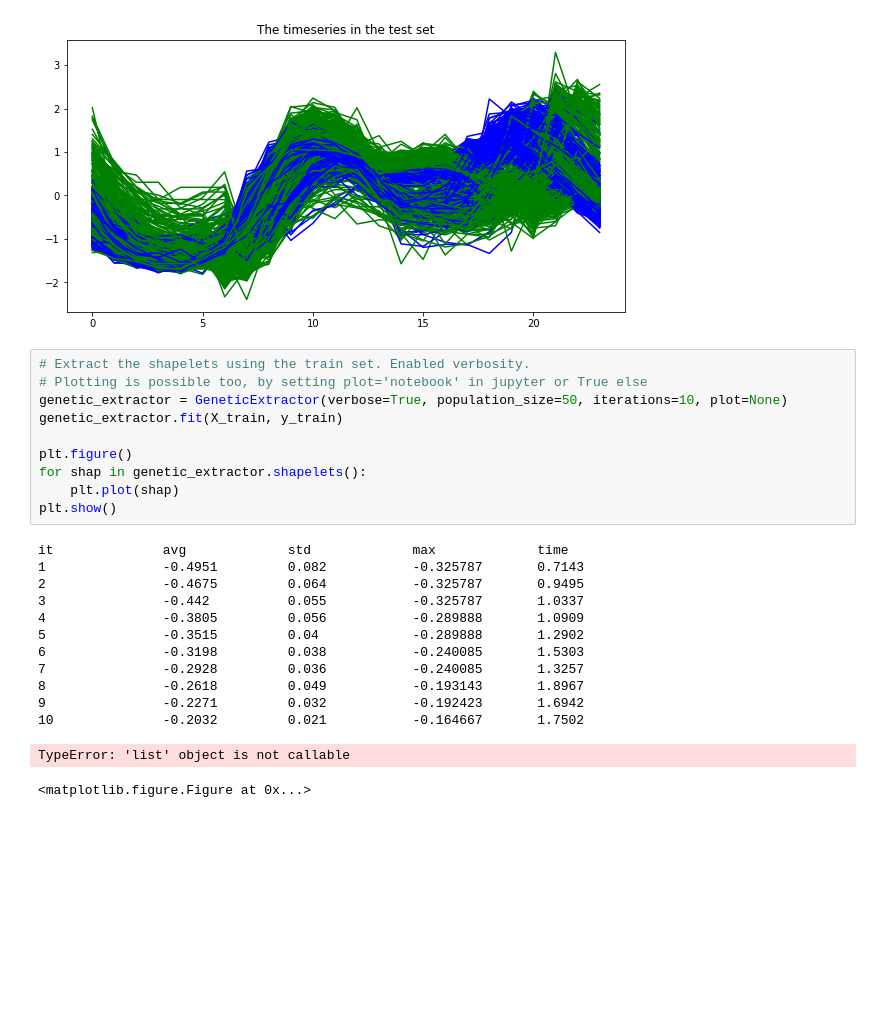
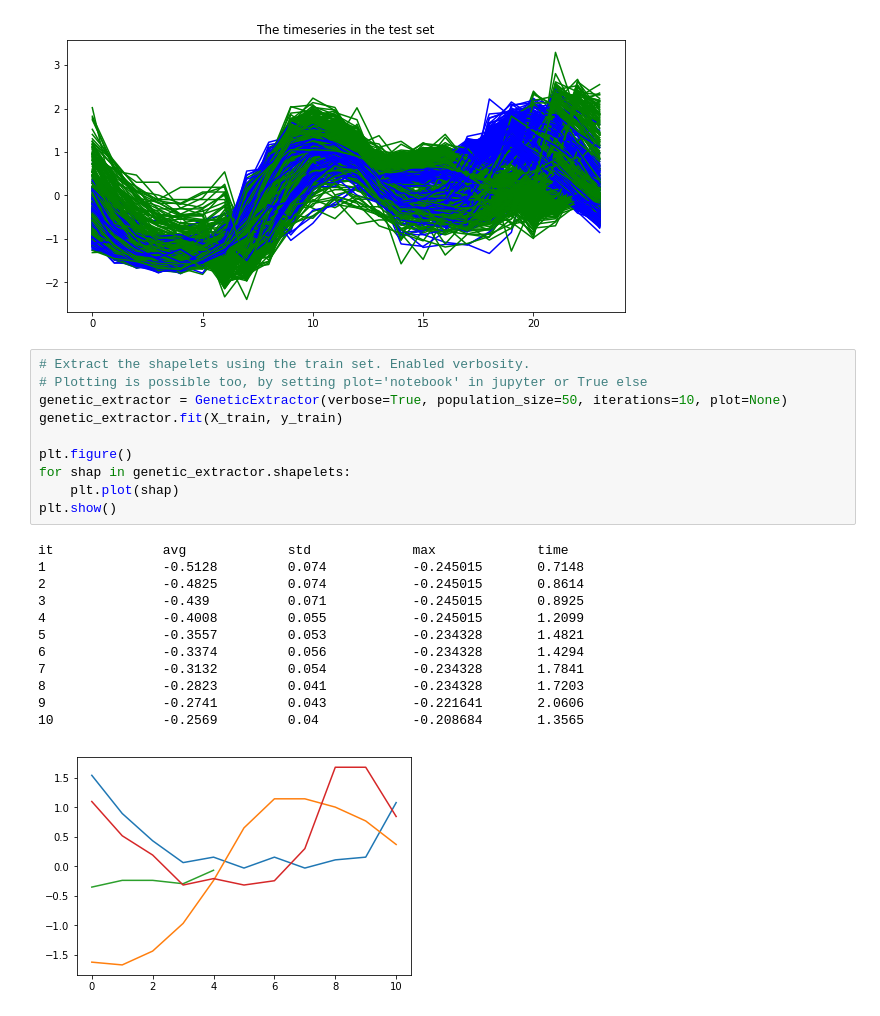
Before and after one commit to predict-idlab/GENDIS, a Jupyter notebook: gendis/example.ipynb, the cells around one changed output. Saved outputs shown, nothing was run; the diff lists cells and outputs as text; blank space fills up the shorter version.

```diff
--- a/gendis/example.ipynb
+++ b/gendis/example.ipynb
@@ -39,27 +39,26 @@ plt.show()
 # %%
 # Extract the shapelets using the train set. Enabled verbosity.
 # Plotting is possible too, by setting plot='notebook' in jupyter or True else
 genetic_extractor = GeneticExtractor(verbose=True, population_size=50, iterations=10, plot=None)
 genetic_extractor.fit(X_train, y_train)
 
 plt.figure()
-for shap in genetic_extractor.shapelets():
+for shap in genetic_extractor.shapelets:
     plt.plot(shap)
 plt.show()
 # %% [output]
 it              avg             std             max             time
-1               -0.4951         0.082           -0.325787       0.7143
-2               -0.4675         0.064           -0.325787       0.9495
-3               -0.442          0.055           -0.325787       1.0337
-4               -0.3805         0.056           -0.289888       1.0909
-5               -0.3515         0.04            -0.289888       1.2902
-6               -0.3198         0.038           -0.240085       1.5303
-7               -0.2928         0.036           -0.240085       1.3257
-8               -0.2618         0.049           -0.193143       1.8967
-9               -0.2271         0.032           -0.192423       1.6942
-10              -0.2032         0.021           -0.164667       1.7502
+1               -0.5128         0.074           -0.245015       0.7148
+2               -0.4825         0.074           -0.245015       0.8614
+3               -0.439          0.071           -0.245015       0.8925
+4               -0.4008         0.055           -0.245015       1.2099
+5               -0.3557         0.053           -0.234328       1.4821
+6               -0.3374         0.056           -0.234328       1.4294
+7               -0.3132         0.054           -0.234328       1.7841
+8               -0.2823         0.041           -0.234328       1.7203
+9               -0.2741         0.043           -0.221641       2.0606
+10              -0.2569         0.04            -0.208684       1.3565
-TypeError: 'list' object is not callable
-<matplotlib.figure.Figure at 0x...>
+[figure, added]
 # %%
 # Calculate distances from timeseries to extracted shapelets and fit a Logistic Regression model
 distances_train = genetic_extractor.transform(X_train)
```
Also changed, not shown: parts of 1 cell of this notebook.
